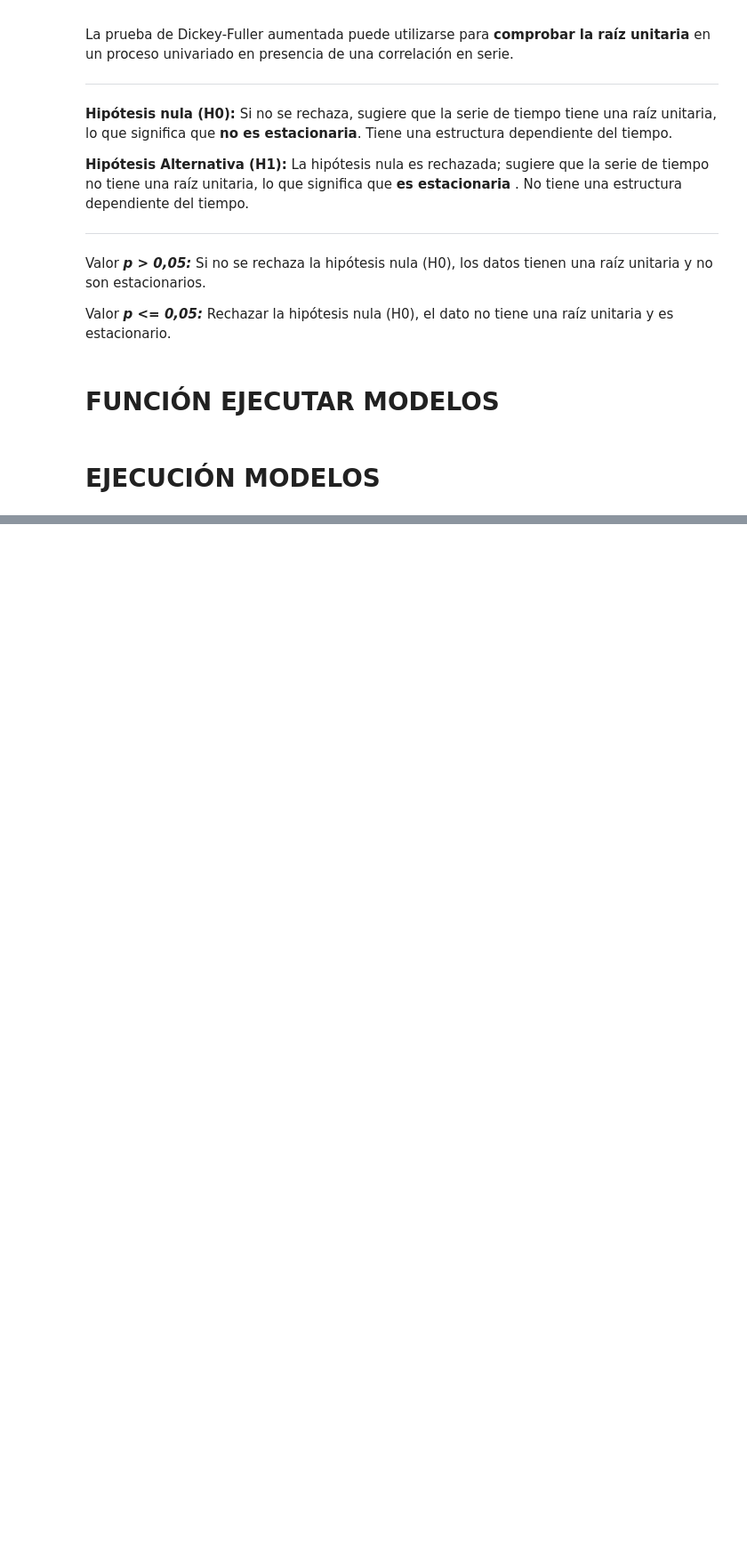
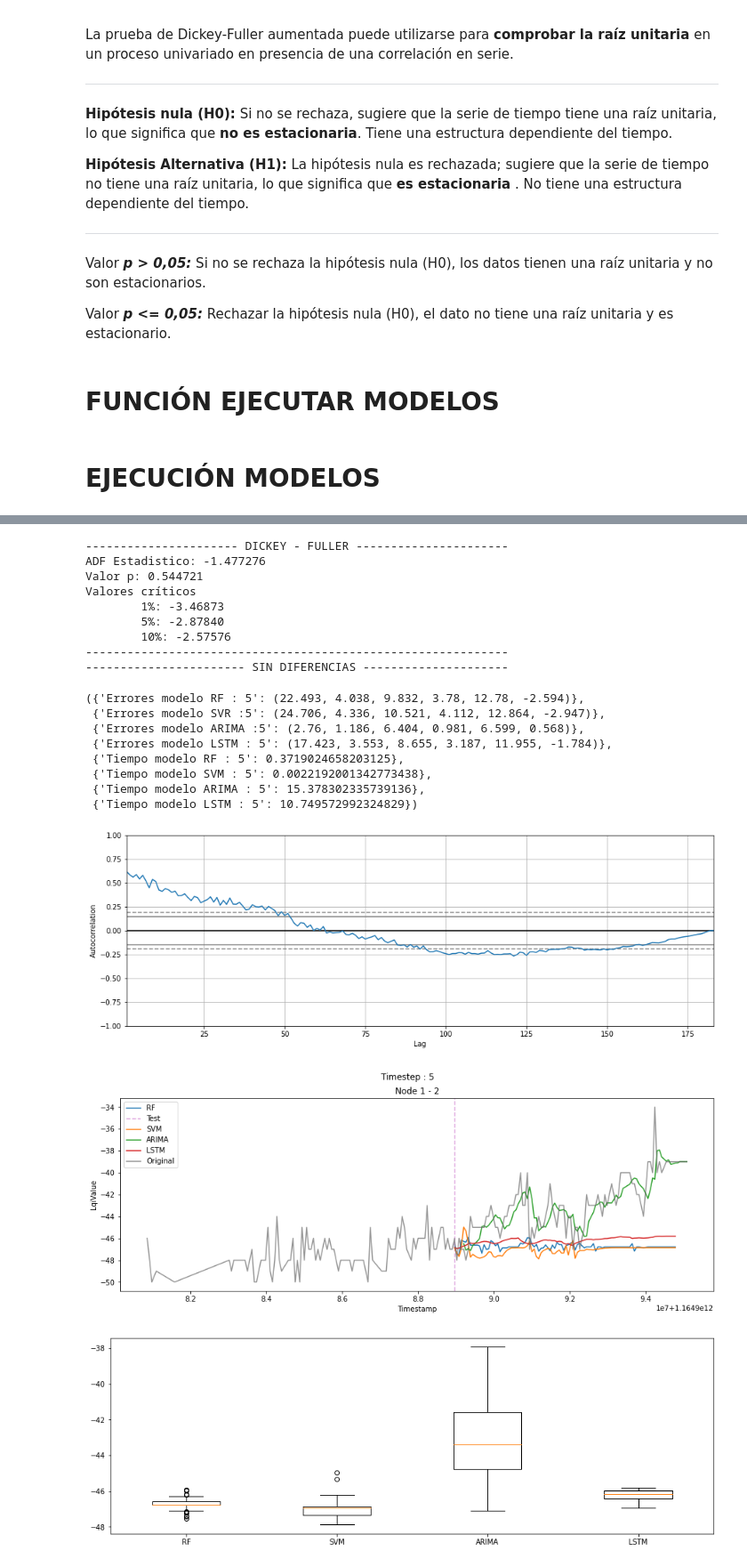
Before and after one commit to juandmantilla/Prediccion-LQI-RSSI-series-de-tiempo, a Jupyter notebook: Experimentos.ipynb, the cells around one changed output, grey strips where cells are left out. Shown at 89% size. Cells and saved outputs as stored; diff of their text form; code cells hidden in the pictures; blank space fills up the shorter version.

Commit message:
Actualización de notebook general de Experimentos.

```diff
--- a/Experimentos.ipynb
+++ b/Experimentos.ipynb
@@ -1391,0 +1252,35 @@ automatizar("/content/drive/MyDrive/PROYECTO -- EXPERIMENTOS/Script limpiar data
+# %%
+# Entrada modelos RF, SVM   dataX, dataY, pasos, diferenciada, datosOriginales, indicador
+
+# Entrada ejecutarModelos  serie de tiempo de diferencias?, promedio móvil ?, path, indicador, numNeuronas, epocas, porcentajePrueba, pasosHistoricos
+
+#Variables de entrada
+path = "/content/drive/My Drive/PROYECTO -- EXPERIMENTOS/dataOriginal.csv"
+indicador = "LqiValue"
+numNeuronas = 64
+epocas = 64
+porcentajePrueba = 0.5  # <---
+pasosHistoricos = 5
+
+ejecutarModelos(False, False, path, indicador, numNeuronas, epocas, porcentajePrueba, pasosHistoricos)
+# %% [output]
+---------------------- DICKEY - FULLER ----------------------
+ADF Estadistico: -1.477276
+Valor p: 0.544721
+Valores críticos
+        1%: -3.46873
+        5%: -2.87840
+        10%: -2.57576
+-------------------------------------------------------------
+----------------------- SIN DIFERENCIAS ---------------------
+({'Errores modelo RF : 5': (22.493, 4.038, 9.832, 3.78, 12.78, -2.594)},
+ {'Errores modelo SVR :5': (24.706, 4.336, 10.521, 4.112, 12.864, -2.947)},
+ {'Errores modelo ARIMA :5': (2.76, 1.186, 6.404, 0.981, 6.599, 0.568)},
+ {'Errores modelo LSTM : 5': (17.423, 3.553, 8.655, 3.187, 11.955, -1.784)},
+ {'Tiempo modelo RF : 5': 0.3719024658203125},
+ {'Tiempo modelo SVM : 5': 0.0022192001342773438},
+ {'Tiempo modelo ARIMA : 5': 15.378302335739136},
+ {'Tiempo modelo LSTM : 5': 10.749572992324829})
+[figure, added]
+[figure, added]
+[figure, added]
```
Also changed, not shown: parts of 11 cells of this notebook.
